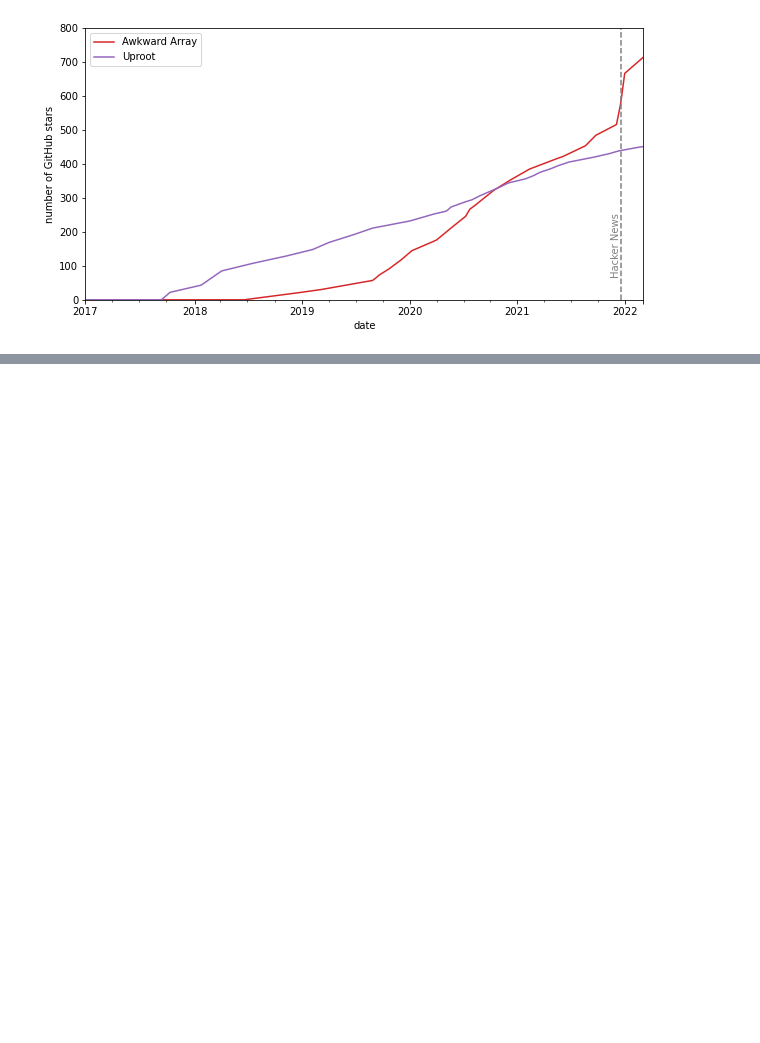
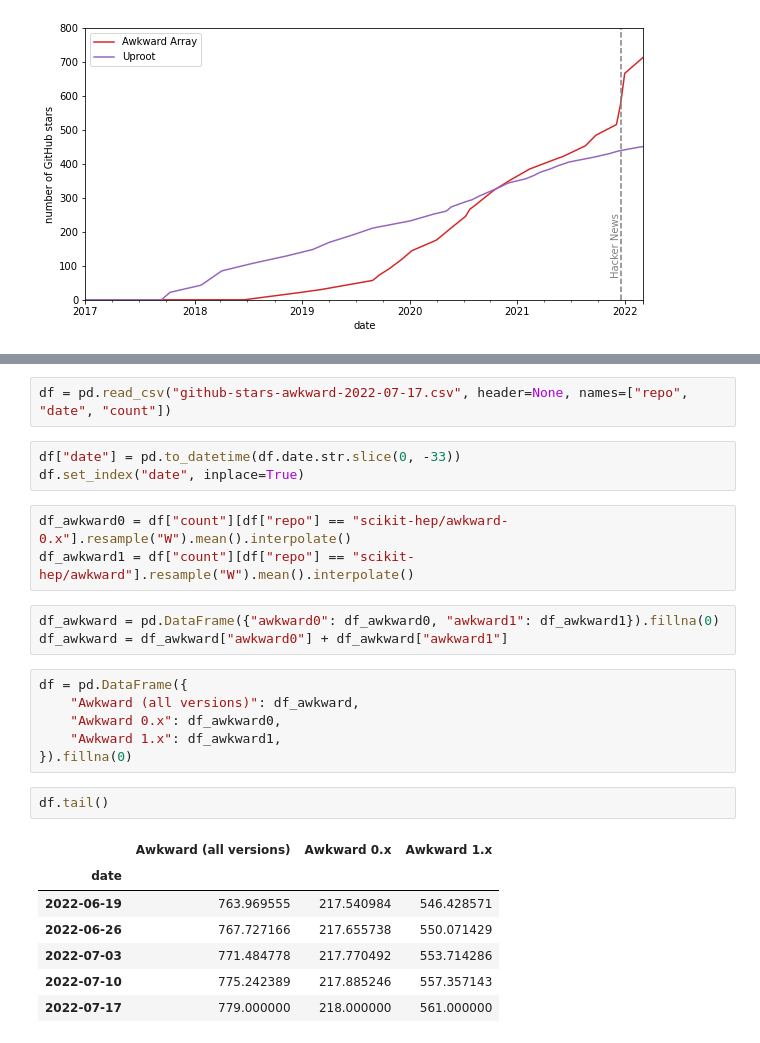
Before and after one commit to jpivarski-talks/2022-03-04-reload-statistics, a Jupyter notebook: github-stars.ipynb, the cells around one changed output, grey strips where cells are left out. Drawn from its saved outputs; the diff is of its cells as text; blank space fills up the shorter version.

```diff
--- a/github-stars.ipynb
+++ b/github-stars.ipynb
@@ -87,0 +98,27 @@ fig.savefig("PLOTS/github-stars-lin.pdf")
+# %%
+df = pd.read_csv("github-stars-awkward-2022-07-17.csv", header=None, names=["repo", "date", "count"])
+# %%
+df["date"] = pd.to_datetime(df.date.str.slice(0, -33))
+df.set_index("date", inplace=True)
+# %%
+df_awkward0 = df["count"][df["repo"] == "scikit-hep/awkward-0.x"].resample("W").mean().interpolate()
+df_awkward1 = df["count"][df["repo"] == "scikit-hep/awkward"].resample("W").mean().interpolate()
+# %%
+df_awkward = pd.DataFrame({"awkward0": df_awkward0, "awkward1": df_awkward1}).fillna(0)
+df_awkward = df_awkward["awkward0"] + df_awkward["awkward1"]
+# %%
+df = pd.DataFrame({
+    "Awkward (all versions)": df_awkward,
+    "Awkward 0.x": df_awkward0,
+    "Awkward 1.x": df_awkward1,
+}).fillna(0)
+# %%
+df.tail()
+# %% [output]
+|  | Awkward (all versions) | Awkward 0.x | Awkward 1.x |
+| date |  |  |  |
+| 2022-06-19 | 763.969555 | 217.540984 | 546.428571 |
+| 2022-06-26 | 767.727166 | 217.655738 | 550.071429 |
+| 2022-07-03 | 771.484778 | 217.770492 | 553.714286 |
+| 2022-07-10 | 775.242389 | 217.885246 | 557.357143 |
+| 2022-07-17 | 779.000000 | 218.000000 | 561.000000 |
```
Also changed, not shown: parts of 4 cells of this notebook, 1 other file.
